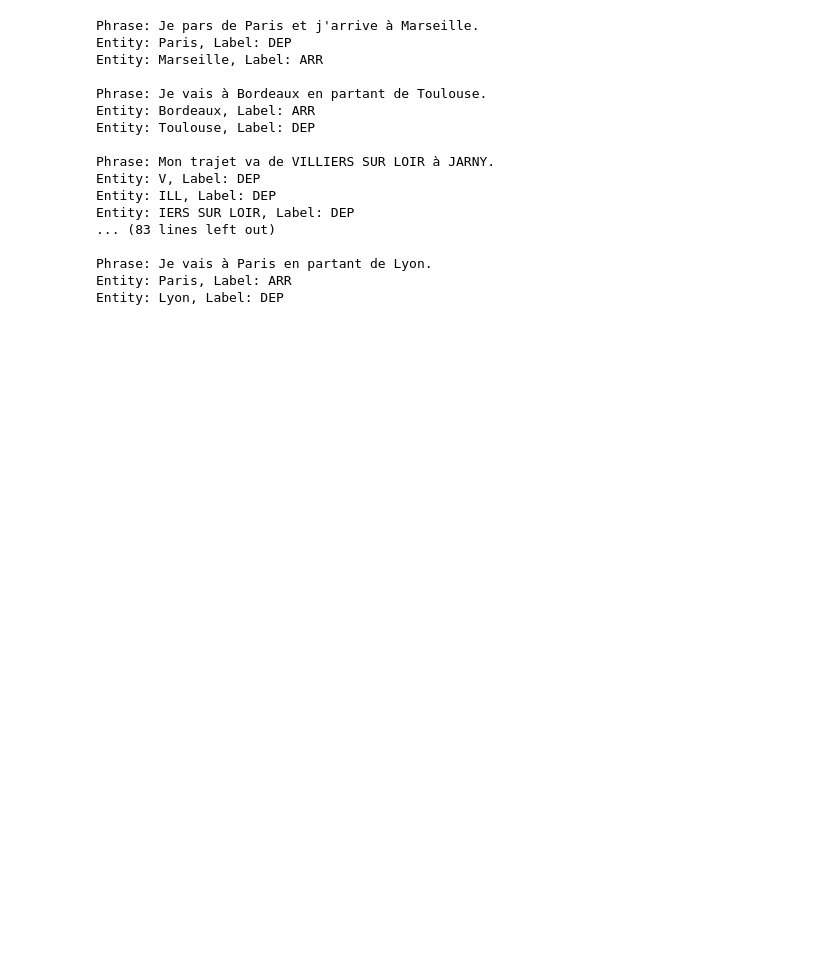
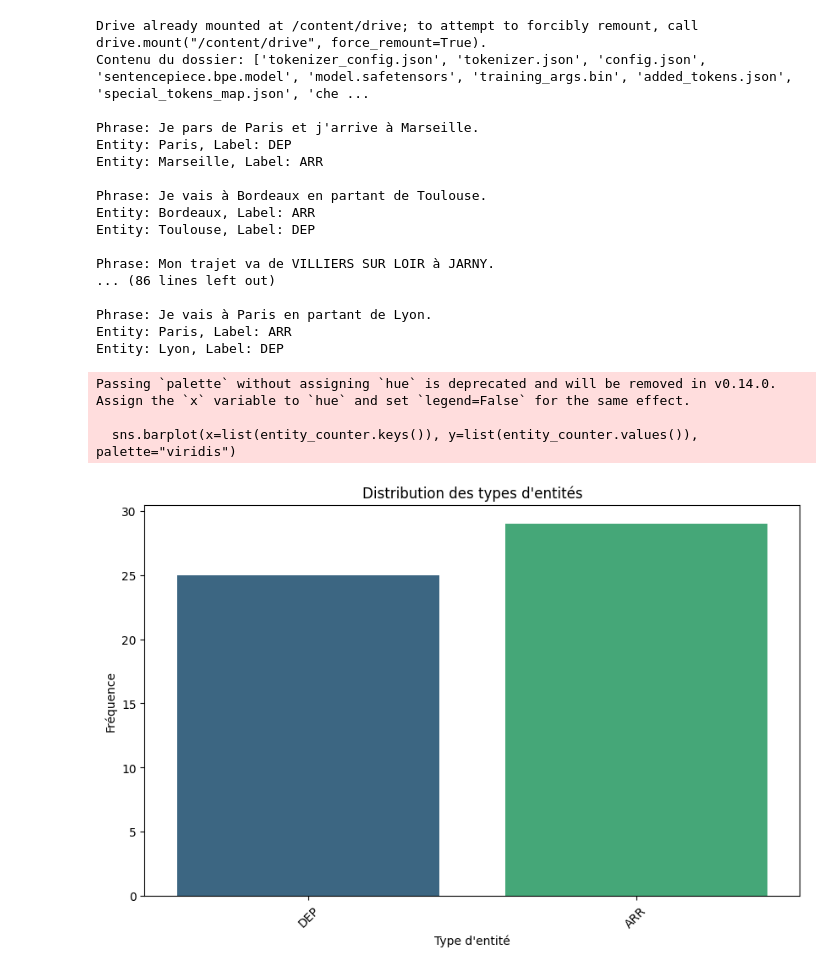
Before and after one commit to JeanBaptiste02/Travel-Order-Resolver, a Jupyter notebook: ai/nlp/classification/token_based/transformers/camembert/camembert_model_evaluation.ipynb, the cells around one changed output. Cells and saved outputs as stored; diff of their text form; code cells hidden in the pictures; blank space fills up the shorter version.

Commit message:
fix: camembert model eval

```diff
--- a/ai/nlp/classification/token_based/transformers/camembert/camembert_model_evaluation.ipynb
+++ b/ai/nlp/classification/token_based/transformers/camembert/camembert_model_evaluation.ipynb
@@ -1,8 +1,27 @@
 # %%
+from google.colab import drive
+import os
+import matplotlib.pyplot as plt
+import seaborn as sns
+from collections import Counter
 import subprocess
 import sys
+import numpy as np
 
-# Install the transformers library if not already installed
+# Monter Google Drive
+drive.mount('/content/drive')
+
+# Accéder au dossier
+model_checkpoint = '/content/drive/My Drive/camembert'
+
+# Vérifier le contenu du dossier
+try:
+    files = os.listdir(model_checkpoint)
+    print("Contenu du dossier:", files)
+except FileNotFoundError:
+    print("Le chemin spécifié est introuvable.")
+
+# Installer la bibliothèque transformers si nécessaire
 try:
     from transformers import pipeline, AutoTokenizer, AutoModelForTokenClassification
 except ModuleNotFoundError:
@@ -10,10 +29,7 @@ except ModuleNotFoundError:
     subprocess.check_call([sys.executable, "-m", "pip", "install", "transformers"])
     from transformers import pipeline, AutoTokenizer, AutoModelForTokenClassification
 
-import numpy as np
-
 # Charger le modèle et le tokenizer
-model_checkpoint = r"C:\Users\Vzhan\OneDrive\Bureau\Master\Epitech\TravelOrder\Travel-Order-Resolver\ai\nlp\models\tokens_classification\camembert-finetuned-token-classification-ner-trip"
 tokenizer = AutoTokenizer.from_pretrained(model_checkpoint)
 model = AutoModelForTokenClassification.from_pretrained(model_checkpoint)
 
@@ -52,6 +68,10 @@ phrases = [
     "Je vais à Paris en partant de Lyon."
 ]
 
+# Stocker les entités et leurs types pour l'analyse
+entities = []
+entity_types = []
+
 # Fonction pour afficher les prédictions
 for phrase in phrases:
     print(f"\nPhrase: {phrase}")
@@ -59,9 +79,14 @@ for phrase in phrases:
         results = ner_pipeline(phrase)
         for entity in results:
             print(f"Entity: {entity['word']}, Label: {entity['entity_group']}")
+            entities.append(entity['word'])
+            entity_types.append(entity['entity_group'])
     except Exception as e:
         print(f"Erreur lors du traitement de la phrase '{phrase}': {e}")
 # %% [output]
+Drive already mounted at /content/drive; to attempt to forcibly remount, call drive.mount("/content/drive", force_remount=True).
+Contenu du dossier: ['tokenizer_config.json', 'tokenizer.json', 'config.json', 'sentencepiece.bpe.model', 'model.safetensors', 'training_args.bin', 'added_tokens.json', 'special_tokens_map.json', 'che ...
+
 Phrase: Je pars de Paris et j'arrive à Marseille.
 Entity: Paris, Label: DEP
 Entity: Marseille, Label: ARR
@@ -71,11 +96,24 @@ Entity: Bordeaux, Label: ARR
 Entity: Toulouse, Label: DEP
 
 Phrase: Mon trajet va de VILLIERS SUR LOIR à JARNY.
-Entity: V, Label: DEP
-Entity: ILL, Label: DEP
-Entity: IERS SUR LOIR, Label: DEP
-... (83 lines left out)
+... (86 lines left out)
 
 Phrase: Je vais à Paris en partant de Lyon.
 Entity: Paris, Label: ARR
 Entity: Lyon, Label: DEP
+# %%
+# Visualisation des types d'entités
+if entity_types:
+    plt.figure(figsize=(10, 6))
+    entity_counter = Counter(entity_types)
+    sns.barplot(x=list(entity_counter.keys()), y=list(entity_counter.values()), palette="viridis")
+    plt.title("Distribution des types d'entités")
+    plt.xlabel("Type d'entité")
+    plt.ylabel("Fréquence")
+    plt.xticks(rotation=45)
+    plt.show()
+# %% [output]
+Passing `palette` without assigning `hue` is deprecated and will be removed in v0.14.0. Assign the `x` variable to `hue` and set `legend=False` for the same effect.
+
+  sns.barplot(x=list(entity_counter.keys()), y=list(entity_counter.values()), palette="viridis")
+[figure, added]
```
Also changed, not shown: parts of 2 cells of this notebook.
